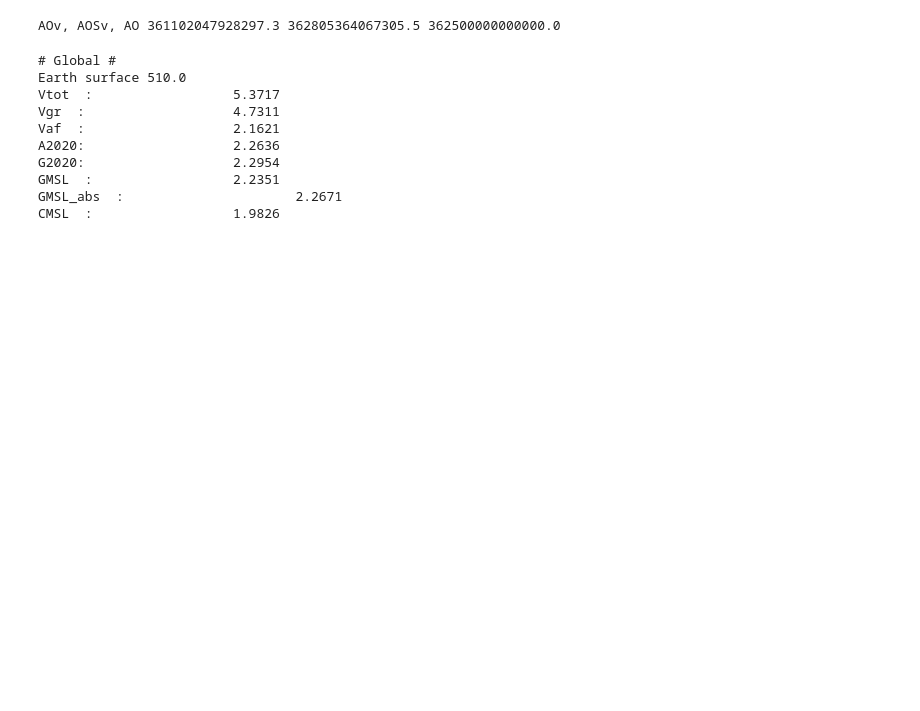
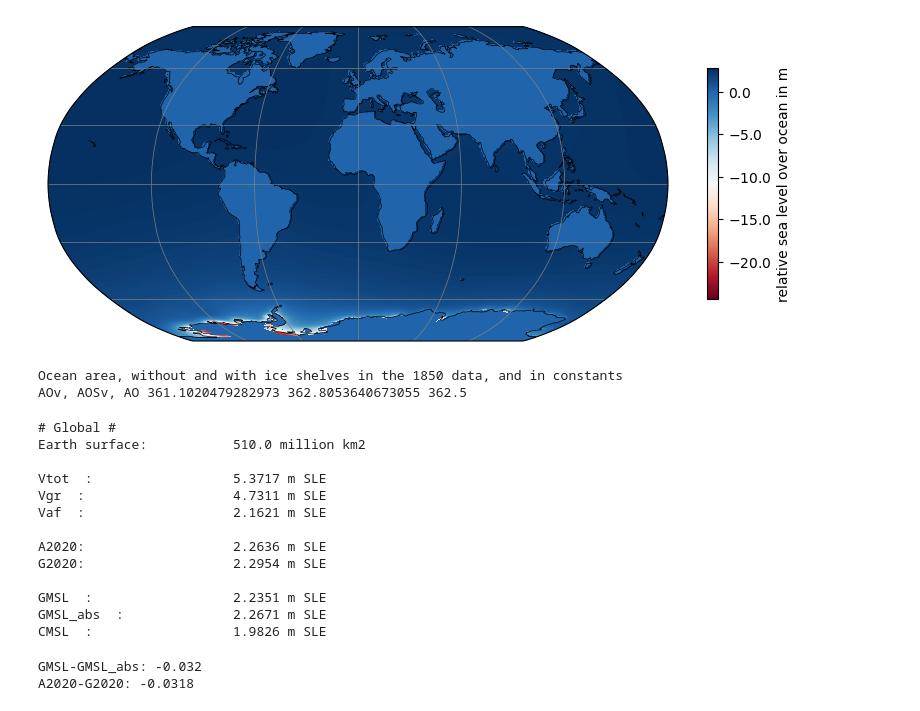
Before and after one commit to ismip/ismip7-sea-level-estimates, a Jupyter notebook: compare_slc_PISMVILMA_global.ipynb, the cells around one changed output. Drawn from its saved outputs; the diff is of its cells as text; code cells hidden in the pictures; blank space fills up the shorter version.

```diff
--- a/compare_slc_PISMVILMA_global.ipynb
+++ b/compare_slc_PISMVILMA_global.ipynb
@@ -145,3 +170,7 @@ LMS = (LMS>0)
+# %%
+plotting.plot_global(R*O, vlon, vlat,'relative sea level over ocean in m')
+# %% [output]
+[figure, added]
 # %%
 # grid generic info
 
@@ -164,33 +193,46 @@ imask = imask.filled(0)
 
 LMSA = np.sum(LMS*A)
 
-print('AOv, AOSv, AO', np.sum(A*((flg_ref_PISM==1))), np.sum(A*((flg_ref_PISM==1) | (flg_ref_PISM==4))),c.AO)
+print('Ocean area, without and with ice shelves in the 1850 data, and in constants')
+print('AOv, AOSv, AO', np.sum(A*((flg_ref_PISM==1)))*1e-12, np.sum(A*((flg_ref_PISM==1) | (flg_ref_PISM==4)))*1e-12,c.AO*1e-12)
 # %% [output]
-AOv, AOSv, AO 361102047928297.3 362805364067305.5 362500000000000.0
+Ocean area, without and with ice shelves in the 1850 data, and in constants
+AOv, AOSv, AO 361.1020479282973 362.8053640673055 362.5
 # %%
 ## Compare methods global
 print('# Global # ')
-print('Earth surface', np.round(np.sum(A)*1e-12))
-print('Vtot  :\t\t\t',np.around(slc_vaf.get_slc_vtot(H0,H,A),decimals=4))
-print('Vgr  :\t\t\t',np.around(slc_vaf.get_slc_vgr(H0,H,B0,B,S0,S,A),decimals=4))
-print('Vaf  :\t\t\t',np.around(slc_vaf.get_slc_vaf(H0,H,B0,B,S0,S,A),decimals=4))
-print('A2020:\t\t\t',np.around(slc_A2020.get_slc_A2020(H0,H,B0,B,S0,S,A),decimals=4))
-print('G2020:\t\t\t',np.around(slc_G2020_abs.get_slc_G2020(H0,H,B0,B,A),decimals=4))
+print('Earth surface:\t\t', np.round(np.sum(A)*1e-12),'million km2\n')
+print('Vtot  :\t\t\t',np.around(slc_vaf.get_slc_vtot(H0,H,A),decimals=4),'m SLE')
+print('Vgr  :\t\t\t',np.around(slc_vaf.get_slc_vgr(H0,H,B0,B,S0,S,A),decimals=4),'m SLE')
+print('Vaf  :\t\t\t',np.around(slc_vaf.get_slc_vaf(H0,H,B0,B,S0,S,A),decimals=4),'m SLE\n')
+print('A2020:\t\t\t',np.around(slc_A2020.get_slc_A2020(H0,H,B0,B,S0,S,A),decimals=4),'m SLE')
+print('G2020:\t\t\t',np.around(slc_G2020_abs.get_slc_G2020(H0,H,B0,B,A),decimals=4),'m SLE\n')
 
-print('GMSL  :\t\t\t',np.around(slc_vaf.get_mean_diff(R0*O0,R*O,A,c.AO),decimals=4))
-print('GMSL_abs  :\t\t\t',np.around(slc_vaf.get_mean_diff(S0*O0,S*O,A,c.AO),decimals=4))
-print('CMSL  :\t\t\t',np.around(slc_vaf.get_mean_diff(R0,R,A*LMS,LMSA),decimals=4))
+print('GMSL  :\t\t\t',np.around(slc_vaf.get_mean_diff(R0*O0,R*O,A,c.AO),decimals=4),'m SLE')
+print('GMSL_abs  :\t\t',np.around(slc_vaf.get_mean_diff(S0*O0,S*O,A,c.AO),decimals=4),'m SLE')
+print('CMSL  :\t\t\t',np.around(slc_vaf.get_mean_diff(R0,R,A*LMS,LMSA),decimals=4),'m SLE')
+
+slc_g2020_glob = slc_G2020_abs.get_slc_G2020(H0,H,B0,B,A)
 # %% [output]
 # Global #
-Earth surface 510.0
-Vtot  :                  5.3717
-Vgr  :                   4.7311
-Vaf  :                   2.1621
-A2020:                   2.2636
-G2020:                   2.2954
-GMSL  :                  2.2351
-GMSL_abs  :                      2.2671
-CMSL  :                  1.9826
+Earth surface:           510.0 million km2
+
+Vtot  :                  5.3717 m SLE
+Vgr  :                   4.7311 m SLE
+Vaf  :                   2.1621 m SLE
+
+A2020:                   2.2636 m SLE
+G2020:                   2.2954 m SLE
+
+GMSL  :                  2.2351 m SLE
+GMSL_abs  :              2.2671 m SLE
+CMSL  :                  1.9826 m SLE
+# %%
+print("GMSL-GMSL_abs:",np.around(slc_vaf.get_mean_diff(R0*O0,R*O,A,c.AO)-slc_vaf.get_mean_diff(S0*O0,S*O,A,c.AO),decimals=4))
+print("A2020-G2020:",np.around(slc_A2020.get_slc_A2020(H0,H,B0,B,S0,S,A)-slc_G2020_abs.get_slc_G2020(H0,H,B0,B,A),decimals=4))
+# %% [output]
+GMSL-GMSL_abs: -0.032
+A2020-G2020: -0.0318
 # %%
 # PISM mask
 
```
Also changed, not shown: parts of 13 cells of this notebook, 1 other file.
